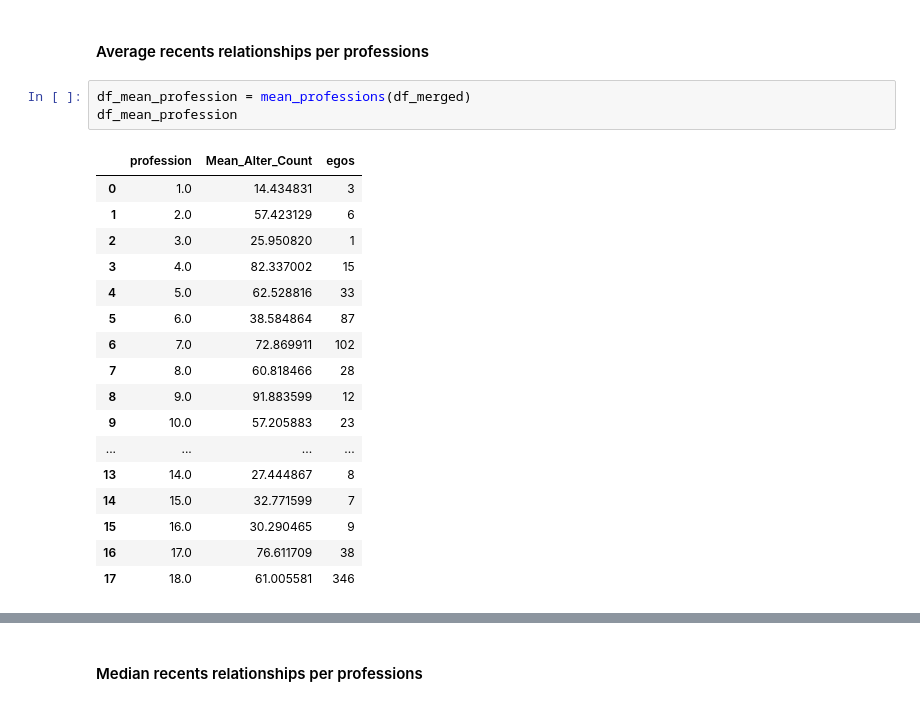
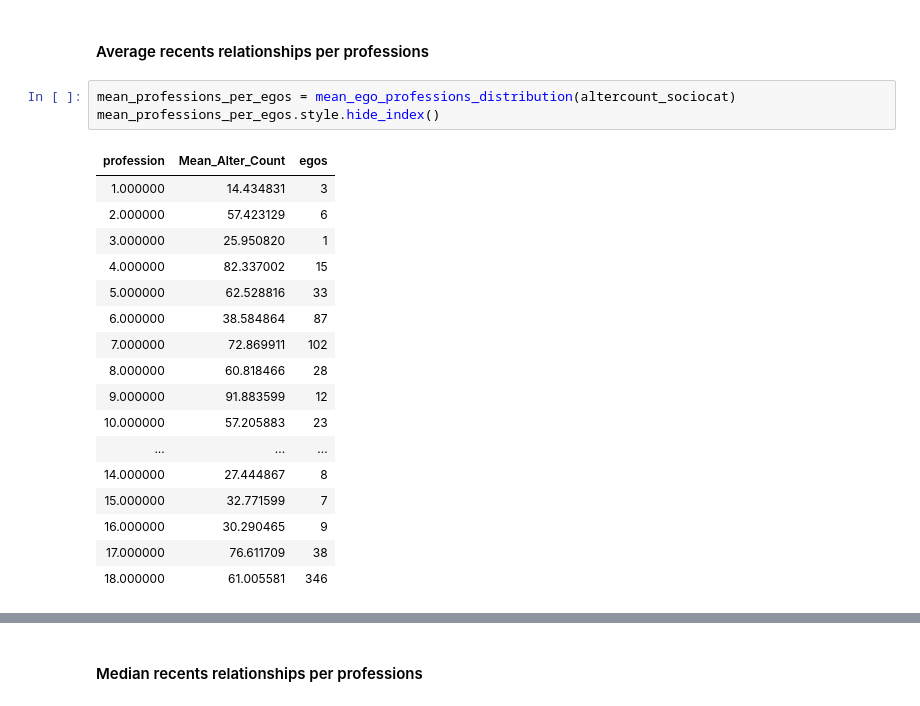
Before and after one commit to HyperionSuperNova/Algopol, a Jupyter notebook: Notebooks/Notebook_link_dynamics.ipynb, the cells around one changed output, grey strips where cells are left out. Saved outputs shown, nothing was run; the diff lists cells and outputs as text.

```diff
--- a/Notebooks/Notebook_link_dynamics.ipynb
+++ b/Notebooks/Notebook_link_dynamics.ipynb
@@ -165,25 +185,25 @@ g = sns.catplot(x="gender", y="Median_Alter_Count",data=df_median_gender, kind="
 ### Proportion of recent relationships per professions
 # %% [markdown]
 #### Average recents relationships per professions
-# %%
-df_mean_profession = mean_professions(df_merged)
-df_mean_profession
-# %% [output]
-|  | profession | Mean_Alter_Count | egos |
-| 0 | 1.0 | 14.434831 | 3 |
-| 1 | 2.0 | 57.423129 | 6 |
-| 2 | 3.0 | 25.950820 | 1 |
-| 3 | 4.0 | 82.337002 | 15 |
-| 4 | 5.0 | 62.528816 | 33 |
-| 5 | 6.0 | 38.584864 | 87 |
-| 6 | 7.0 | 72.869911 | 102 |
-| 7 | 8.0 | 60.818466 | 28 |
-| 8 | 9.0 | 91.883599 | 12 |
-| 9 | 10.0 | 57.205883 | 23 |
-| ... | ... | ... | ... |
-| 13 | 14.0 | 27.444867 | 8 |
-| 14 | 15.0 | 32.771599 | 7 |
-| 15 | 16.0 | 30.290465 | 9 |
-| 16 | 17.0 | 76.611709 | 38 |
-| 17 | 18.0 | 61.005581 | 346 |
+# %%
+mean_professions_per_egos = mean_ego_professions_distribution(altercount_sociocat)
+mean_professions_per_egos.style.hide_index()
+# %% [output]
+| profession | Mean_Alter_Count | egos |
+| 1.000000 | 14.434831 | 3 |
+| 2.000000 | 57.423129 | 6 |
+| 3.000000 | 25.950820 | 1 |
+| 4.000000 | 82.337002 | 15 |
+| 5.000000 | 62.528816 | 33 |
+| 6.000000 | 38.584864 | 87 |
+| 7.000000 | 72.869911 | 102 |
+| 8.000000 | 60.818466 | 28 |
+| 9.000000 | 91.883599 | 12 |
+| 10.000000 | 57.205883 | 23 |
+| ... | ... | ... |
+| 14.000000 | 27.444867 | 8 |
+| 15.000000 | 32.771599 | 7 |
+| 16.000000 | 30.290465 | 9 |
+| 17.000000 | 76.611709 | 38 |
+| 18.000000 | 61.005581 | 346 |
 # %%
```
Also changed, not shown: parts of 36 cells of this notebook.
